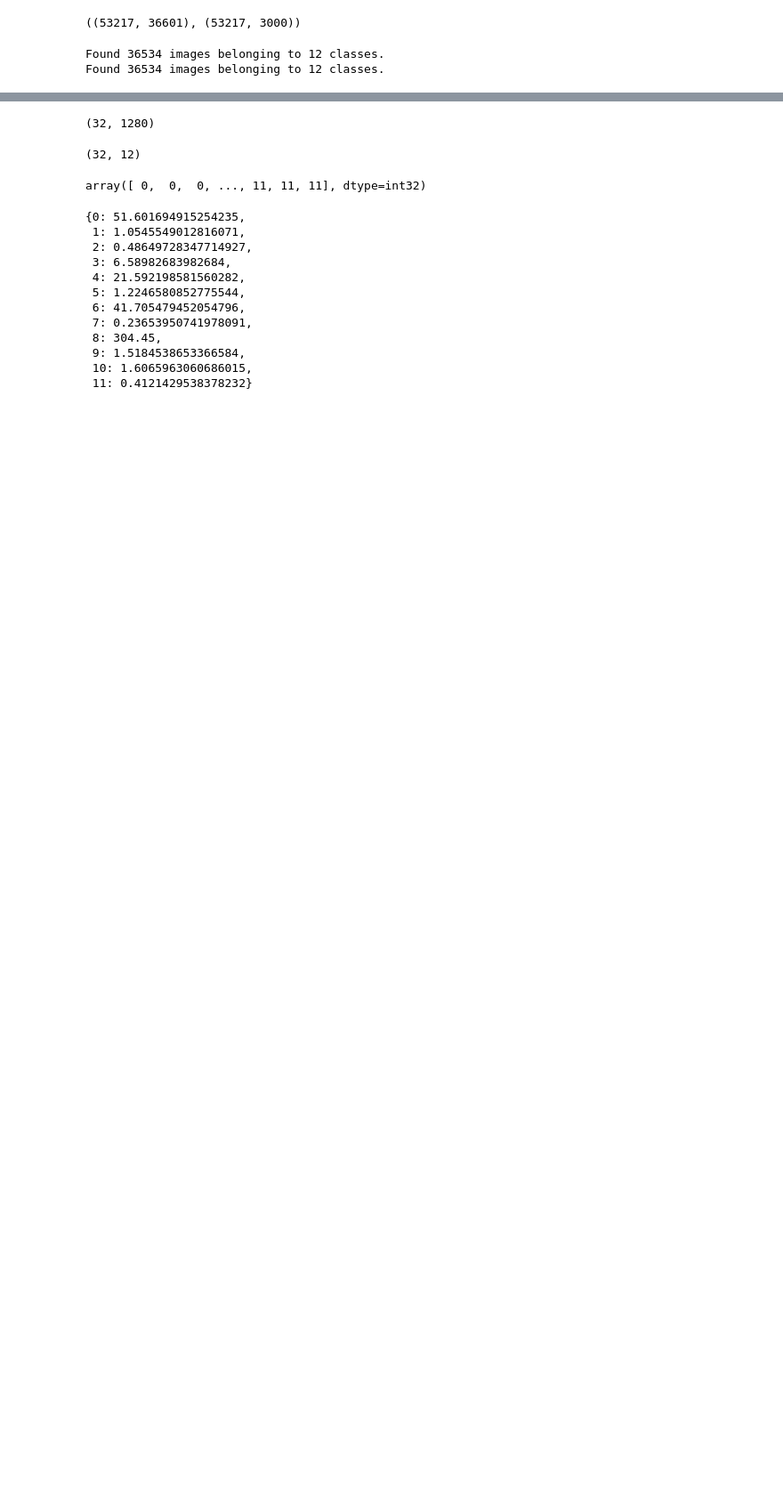
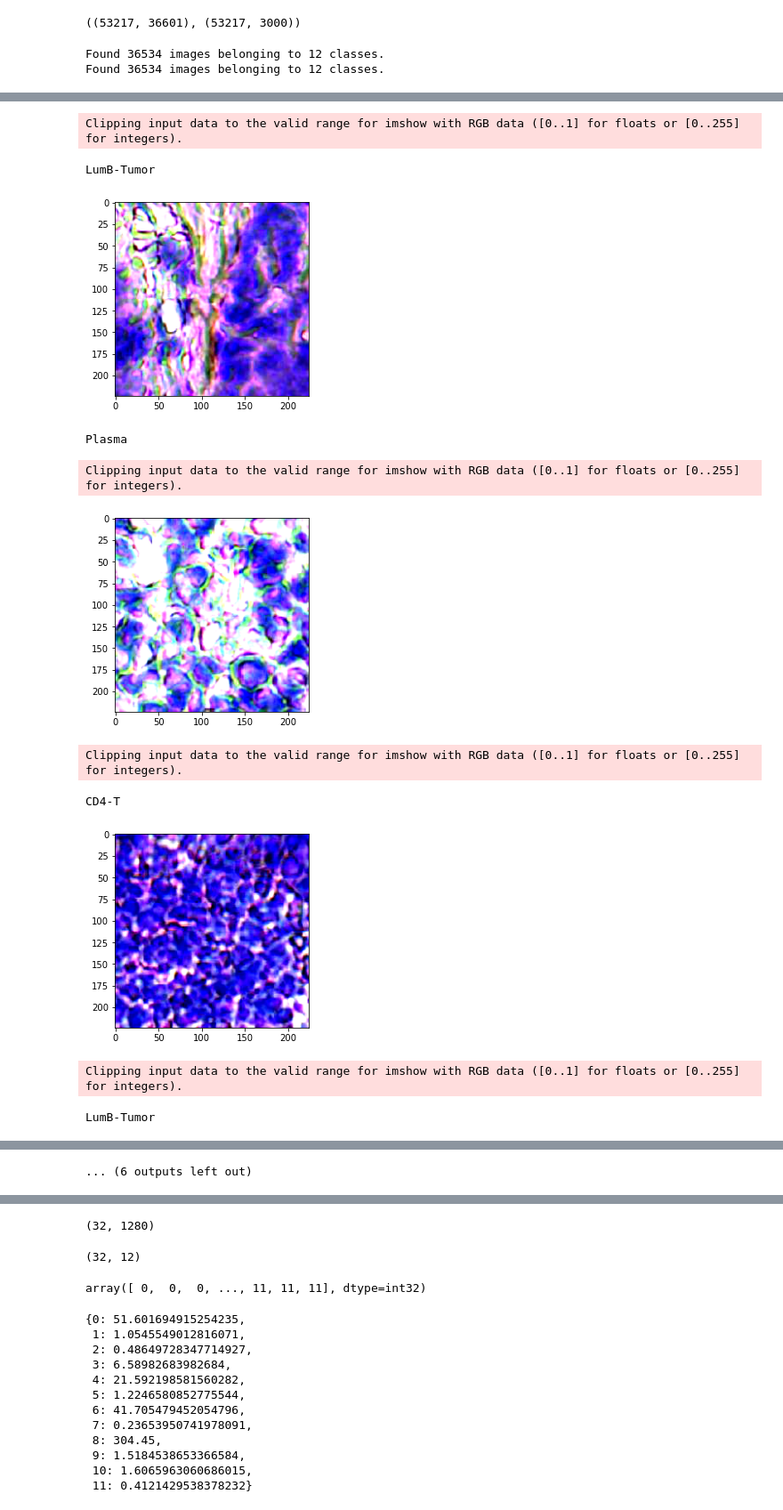
Before and after one commit to estorrs/spatial-analysis, a Jupyter notebook: notebooks/Untitled.ipynb, the cells around one changed output, grey strips where cells are left out. Shown: that part at 89% size. Cells and saved outputs as stored; diff of their text form; code cells hidden in the pictures; blank space fills up the shorter version.

```diff
--- a/notebooks/Untitled.ipynb
+++ b/notebooks/Untitled.ipynb
@@ -117,0 +139,22 @@ LumB-Tumor
+# %%
+x = None
+for image, label in train_generator:
+    for i, (img, l) in enumerate(zip(image, label)):
+        print(l)
+        x = img
+        plt.imshow(img + .5)
+        plt.show()
+        if i == 5: break
+    break
+# %% [output]
+Clipping input data to the valid range for imshow with RGB data ([0..1] for floats or [0..255] for integers).
+LumB-Tumor
+[figure, added]
+Plasma
+Clipping input data to the valid range for imshow with RGB data ([0..1] for floats or [0..255] for integers).
+[figure, added]
+Clipping input data to the valid range for imshow with RGB data ([0..1] for floats or [0..255] for integers).
+CD4-T
+[figure, added]
+Clipping input data to the valid range for imshow with RGB data ([0..1] for floats or [0..255] for integers).
+LumB-Tumor
@@ -117,0 +162 @@ LumB-Tumor
+... (6 outputs left out)
```
Also changed, not shown: parts of 13 cells of this notebook.
